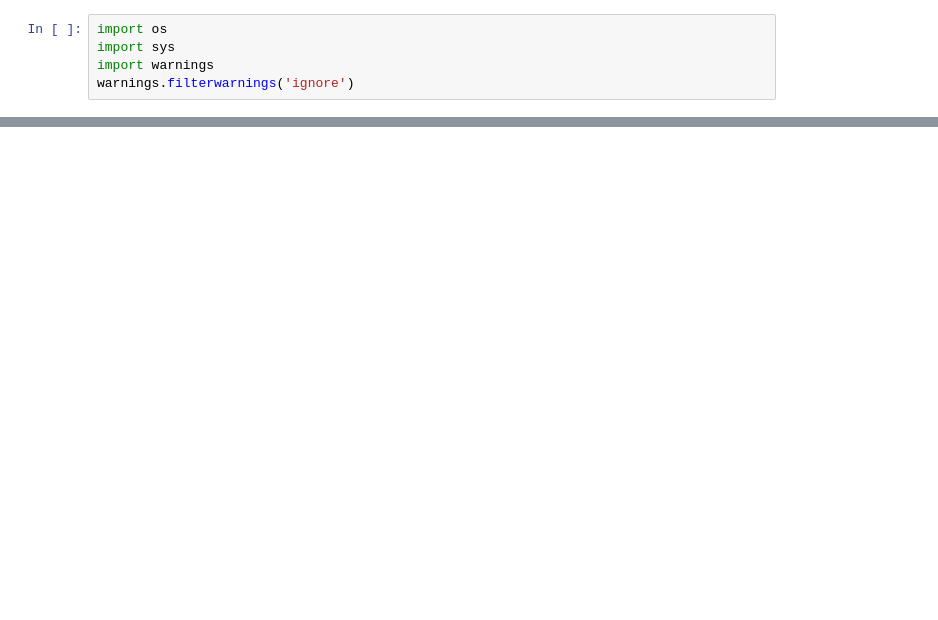
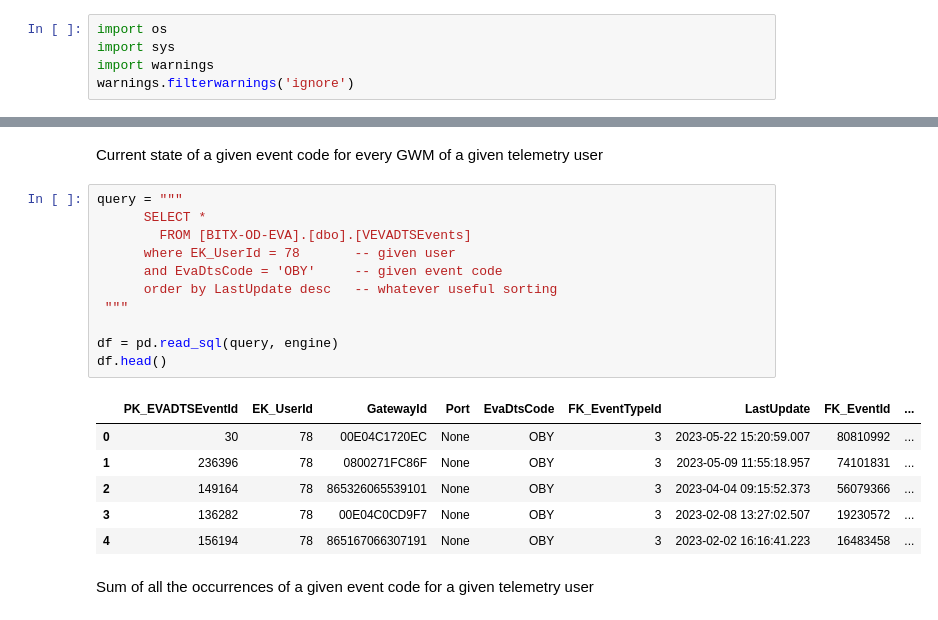
Before and after one commit to AdebanjiAdelowo/MachineLearningBITX_OD_EVA, a Jupyter notebook: Machine_Learning_BITX_OD_EVA.ipynb, the cells around one changed output, grey strips where cells are left out. Drawn from its saved outputs; the diff is of its cells as text; blank space fills up the shorter version.

```diff
--- a/Machine_Learning_BITX_OD_EVA.ipynb
+++ b/Machine_Learning_BITX_OD_EVA.ipynb
@@ -338,0 +167,22 @@ df_MpayMerchants.tail(10)
+# %% [markdown]
+Current state of a given event code for every GWM of a given telemetry user
+# %%
+query = """
+      SELECT *
+        FROM [BITX-OD-EVA].[dbo].[VEVADTSEvents]
+      where EK_UserId = 78       -- given user
+      and EvaDtsCode = 'OBY'     -- given event code
+      order by LastUpdate desc   -- whatever useful sorting
+ """
+
+df = pd.read_sql(query, engine)
+df.head()
+# %% [output]
+|  | PK_EVADTSEventId | EK_UserId | GatewayId | Port | EvaDtsCode | FK_EventTypeId | LastUpdate | FK_EventId | ... |
+| 0 | 30 | 78 | 00E04C1720EC | None | OBY | 3 | 2023-05-22 15:20:59.007 | 80810992 | ... |
+| 1 | 236396 | 78 | 0800271FC86F | None | OBY | 3 | 2023-05-09 11:55:18.957 | 74101831 | ... |
+| 2 | 149164 | 78 | 865326065539101 | None | OBY | 3 | 2023-04-04 09:15:52.373 | 56079366 | ... |
+| 3 | 136282 | 78 | 00E04C0CD9F7 | None | OBY | 3 | 2023-02-08 13:27:02.507 | 19230572 | ... |
+| 4 | 156194 | 78 | 865167066307191 | None | OBY | 3 | 2023-02-02 16:16:41.223 | 16483458 | ... |
+# %% [markdown]
+Sum of all the occurrences of a given event code for a given telemetry user
```
Also changed, not shown: parts of 49 cells of this notebook.
